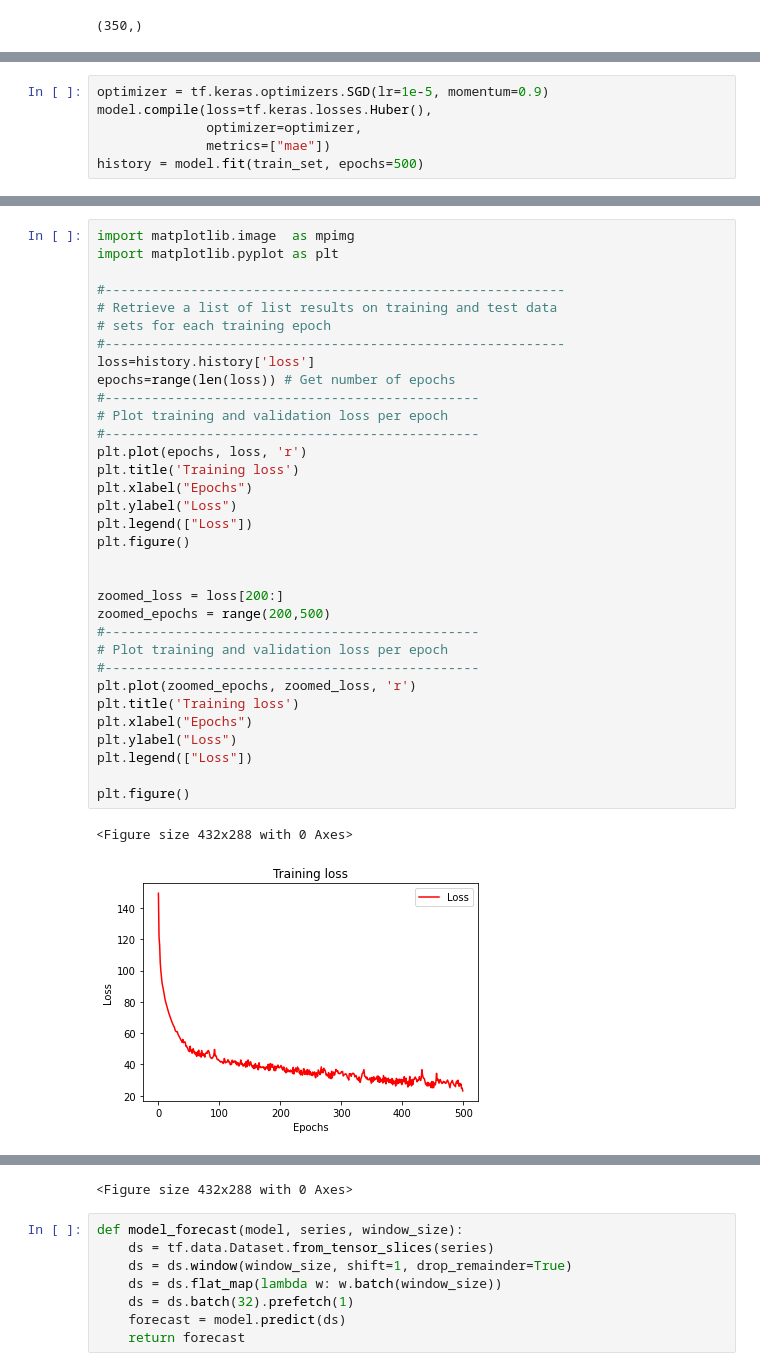
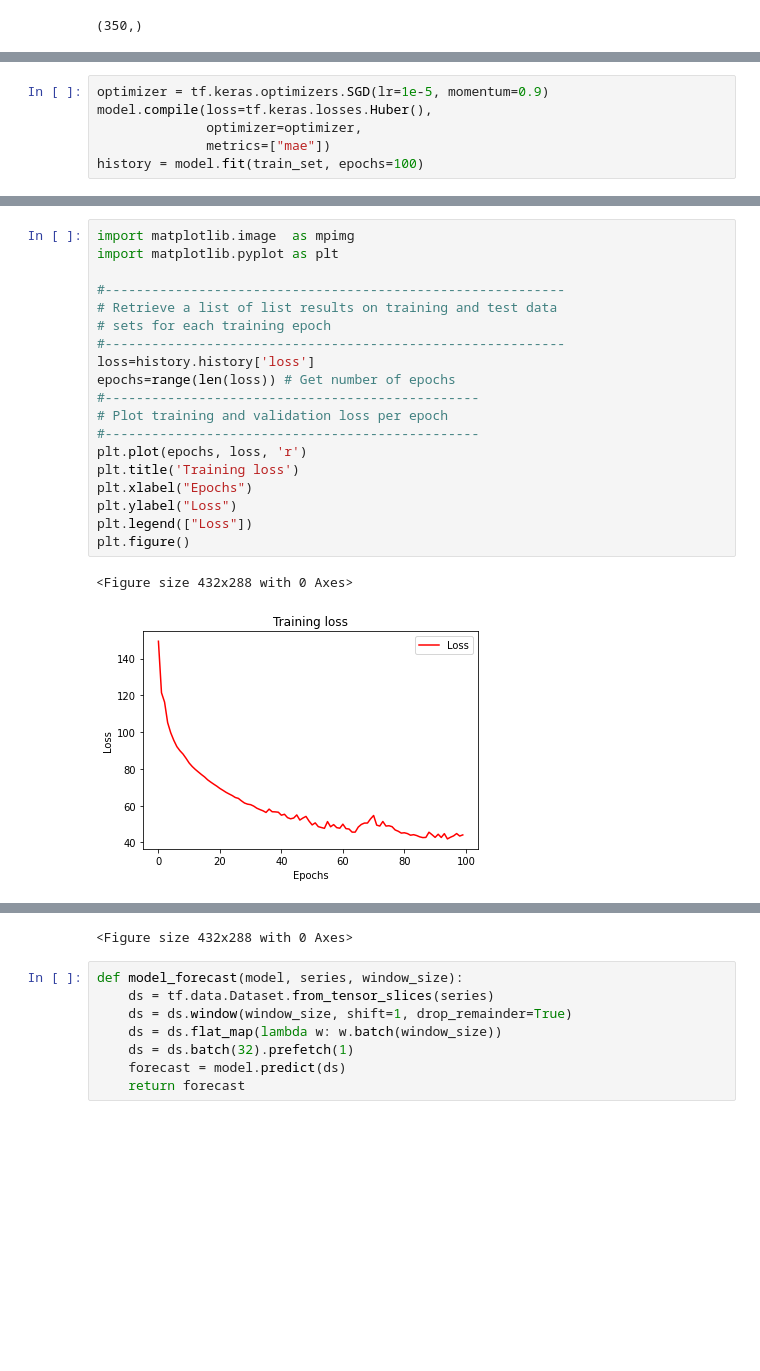
Before and after one commit to valwork2021/-Hackathon, a Jupyter notebook: lstm/lstm.ipynb, the cells around one changed output, grey strips where cells are left out. Saved outputs shown, nothing was run; the diff lists cells and outputs as text; blank space fills up the shorter version.

Commit message:
fast training

```diff
--- a/lstm/lstm.ipynb
+++ b/lstm/lstm.ipynb
@@ -127,5 +127,5 @@ optimizer = tf.keras.optimizers.SGD(lr=1e-5, momentum=0.9)
 model.compile(loss=tf.keras.losses.Huber(),
               optimizer=optimizer,
               metrics=["mae"])
-history = model.fit(train_set, epochs=500)
+history = model.fit(train_set, epochs=100)
 # %% [output]
@@ -149,36 +149,22 @@ Epoch 500/500
 # %%
 import matplotlib.image  as mpimg
 import matplotlib.pyplot as plt
 
 #-----------------------------------------------------------
 # Retrieve a list of list results on training and test data
 # sets for each training epoch
 #-----------------------------------------------------------
 loss=history.history['loss']
 epochs=range(len(loss)) # Get number of epochs
 #------------------------------------------------
 # Plot training and validation loss per epoch
 #------------------------------------------------
 plt.plot(epochs, loss, 'r')
 plt.title('Training loss')
 plt.xlabel("Epochs")
 plt.ylabel("Loss")
 plt.legend(["Loss"])
 plt.figure()
-
-
-zoomed_loss = loss[200:]
-zoomed_epochs = range(200,500)
-#------------------------------------------------
-# Plot training and validation loss per epoch
-#------------------------------------------------
-plt.plot(zoomed_epochs, zoomed_loss, 'r')
-plt.title('Training loss')
-plt.xlabel("Epochs")
-plt.ylabel("Loss")
-plt.legend(["Loss"])
-
-plt.figure()
 # %% [output]
 <Figure size 432x288 with 0 Axes>
-[figure, old version]
+[figure, new version]
```
Also changed, not shown: parts of 5 cells of this notebook.
